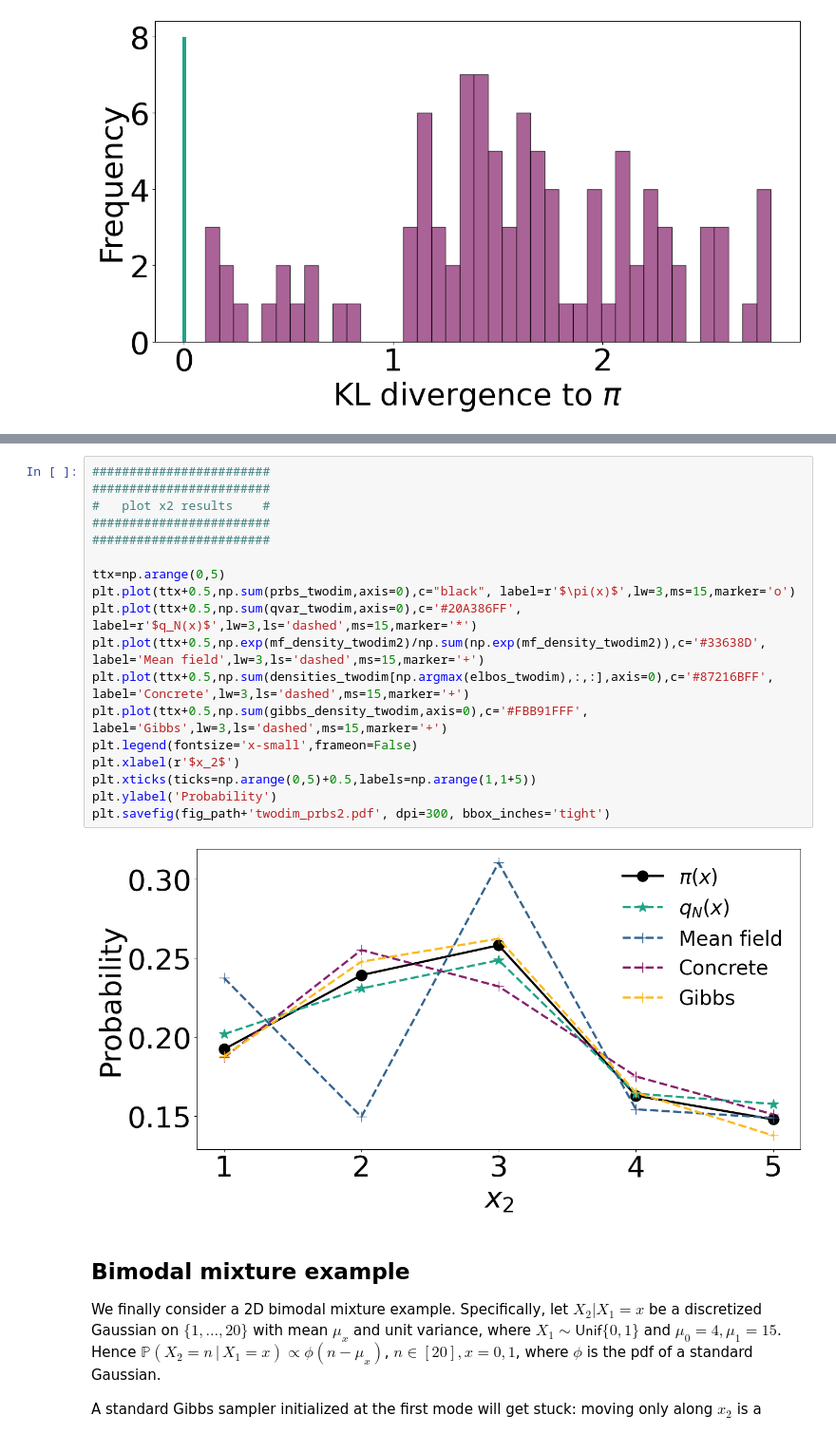
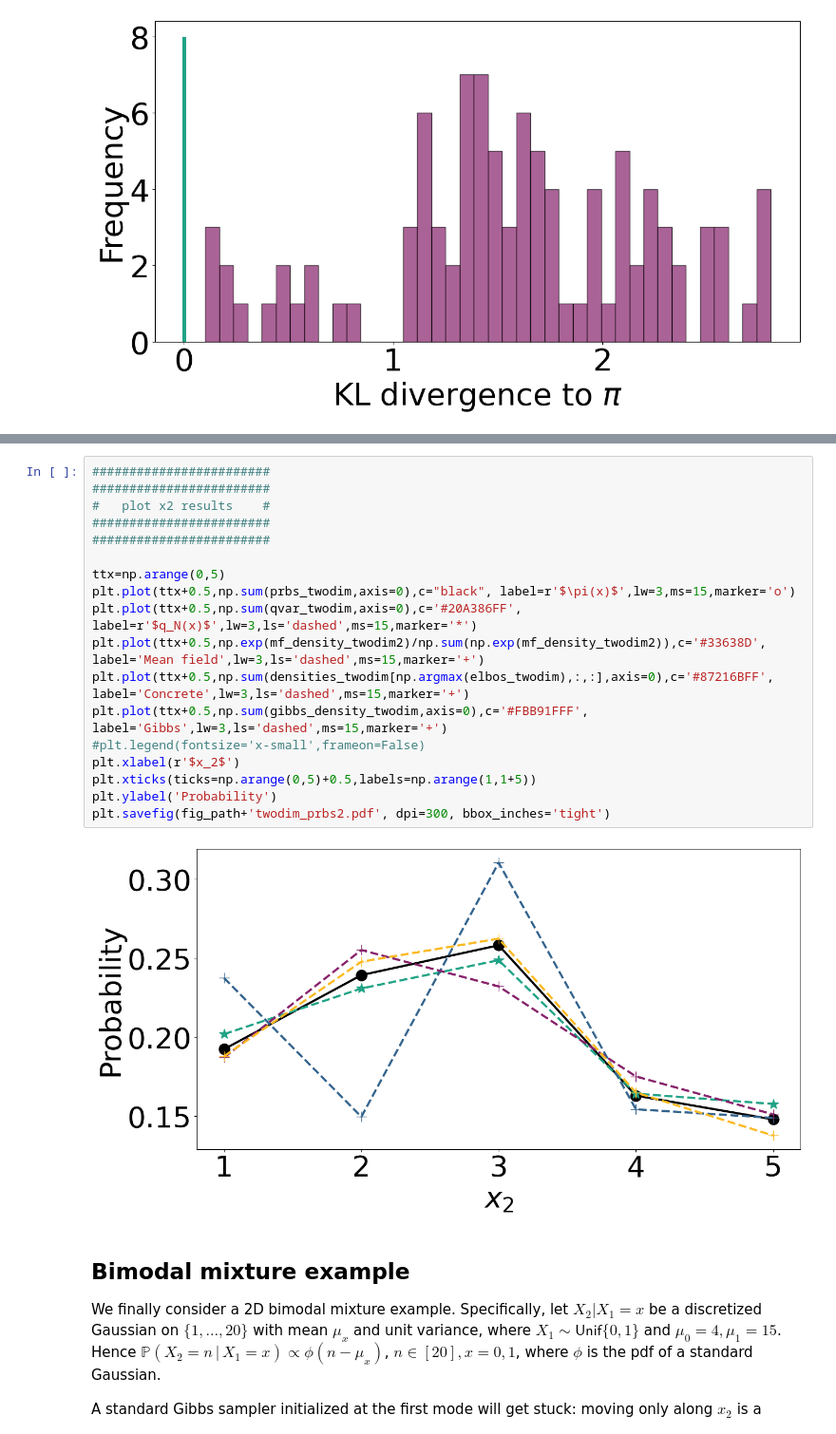
Before and after one commit to giankdiluvi/madmix, a Jupyter notebook: examples/discrete_toy_examples/discrete_examples.ipynb, the cells around one changed output, grey strips where cells are left out. Shown at 95% size. Cells and saved outputs as stored; diff of their text form.

```diff
--- a/examples/discrete_toy_examples/discrete_examples.ipynb
+++ b/examples/discrete_toy_examples/discrete_examples.ipynb
@@ -460,23 +460,23 @@ plt.savefig(fig_path+'twodim_prbs1.pdf', dpi=300, bbox_inches='tight')
 # %%
 ########################
 ########################
 #   plot x2 results    #
 ########################
 ########################
 
 ttx=np.arange(0,5)
 plt.plot(ttx+0.5,np.sum(prbs_twodim,axis=0),c="black", label=r'$\pi(x)$',lw=3,ms=15,marker='o')
 plt.plot(ttx+0.5,np.sum(qvar_twodim,axis=0),c='#20A386FF', label=r'$q_N(x)$',lw=3,ls='dashed',ms=15,marker='*')
 plt.plot(ttx+0.5,np.exp(mf_density_twodim2)/np.sum(np.exp(mf_density_twodim2)),c='#33638D', label='Mean field',lw=3,ls='dashed',ms=15,marker='+')
 plt.plot(ttx+0.5,np.sum(densities_twodim[np.argmax(elbos_twodim),:,:],axis=0),c='#87216BFF', label='Concrete',lw=3,ls='dashed',ms=15,marker='+')
 plt.plot(ttx+0.5,np.sum(gibbs_density_twodim,axis=0),c='#FBB91FFF', label='Gibbs',lw=3,ls='dashed',ms=15,marker='+')
-plt.legend(fontsize='x-small',frameon=False)
+#plt.legend(fontsize='x-small',frameon=False)
 plt.xlabel(r'$x_2$')
 plt.xticks(ticks=np.arange(0,5)+0.5,labels=np.arange(1,1+5))
 plt.ylabel('Probability')
 plt.savefig(fig_path+'twodim_prbs2.pdf', dpi=300, bbox_inches='tight')
 # %% [output]
-[figure, old version]
+[figure, new version]
 # %% [markdown]
 ## Bimodal mixture example
 
```
Also changed, not shown: parts of 8 cells of this notebook, 1 other file.
